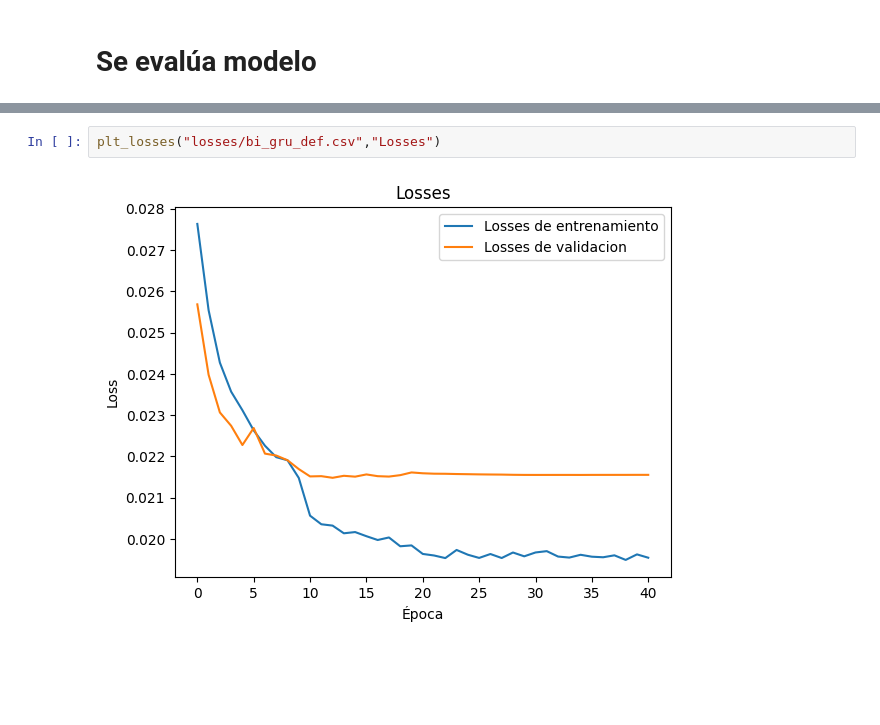
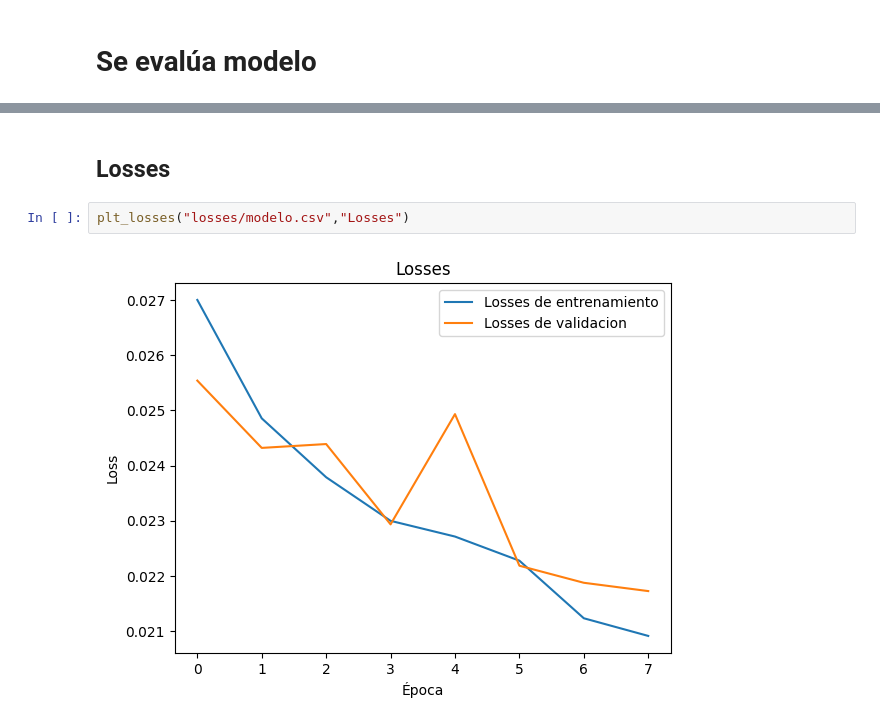
Before and after one commit to sbstnvsqz0/EL7060, a Jupyter notebook: T3/demo.ipynb, the cells around one changed output, grey strips where cells are left out. Cells and saved outputs as stored; diff of their text form; blank space fills up the shorter version.

```diff
--- a/T3/demo.ipynb
+++ b/T3/demo.ipynb
@@ -46,4 +141,6 @@ MSE Activation: 0.8816076302646707, MSE dominance: 0.8458035439151371, MSE valen
+# %% [markdown]
+## Losses
 # %%
-plt_losses("losses/bi_gru_def.csv","Losses")
+plt_losses("losses/modelo.csv","Losses")
 # %% [output]
-[figure, old version]
+[figure, new version]
```
Also changed, not shown: parts of 16 cells of this notebook, 7 other files.
